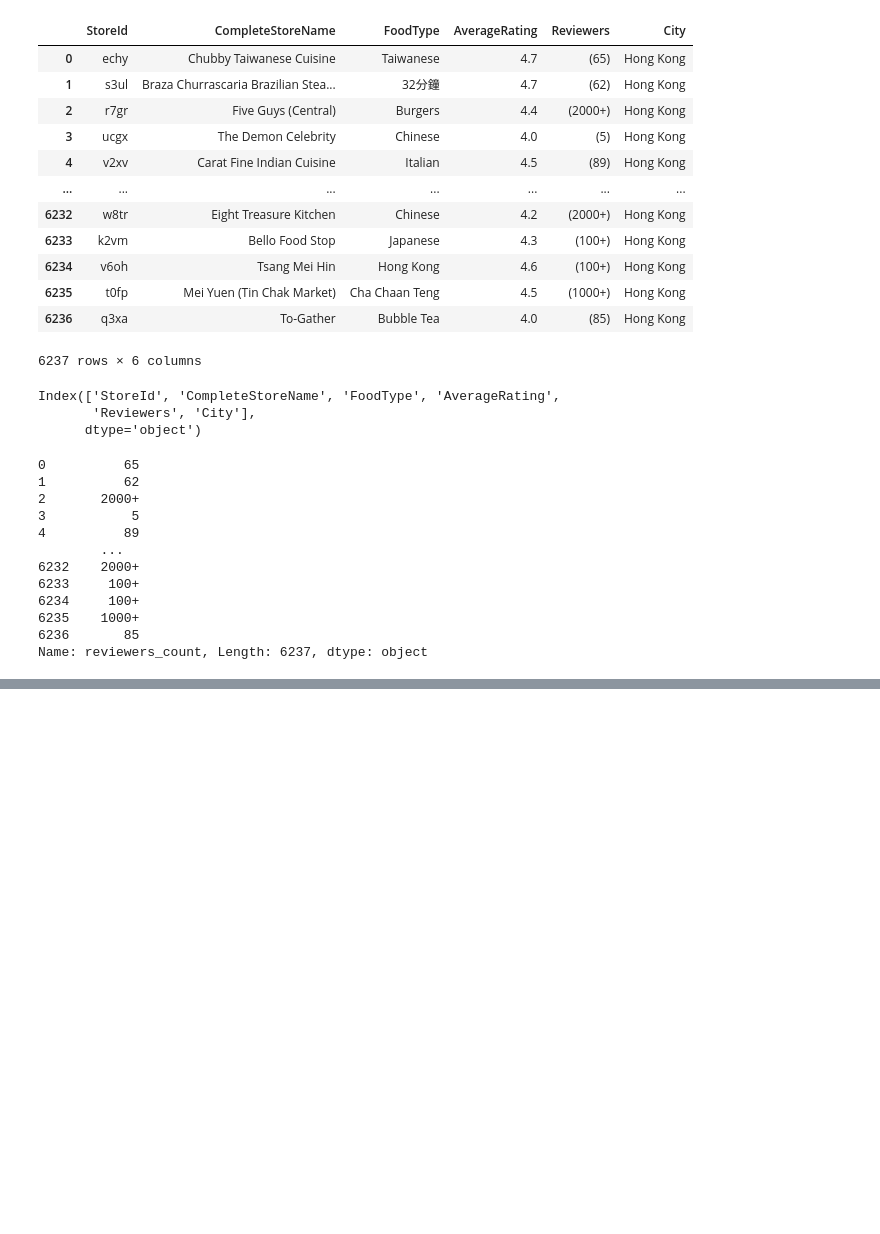
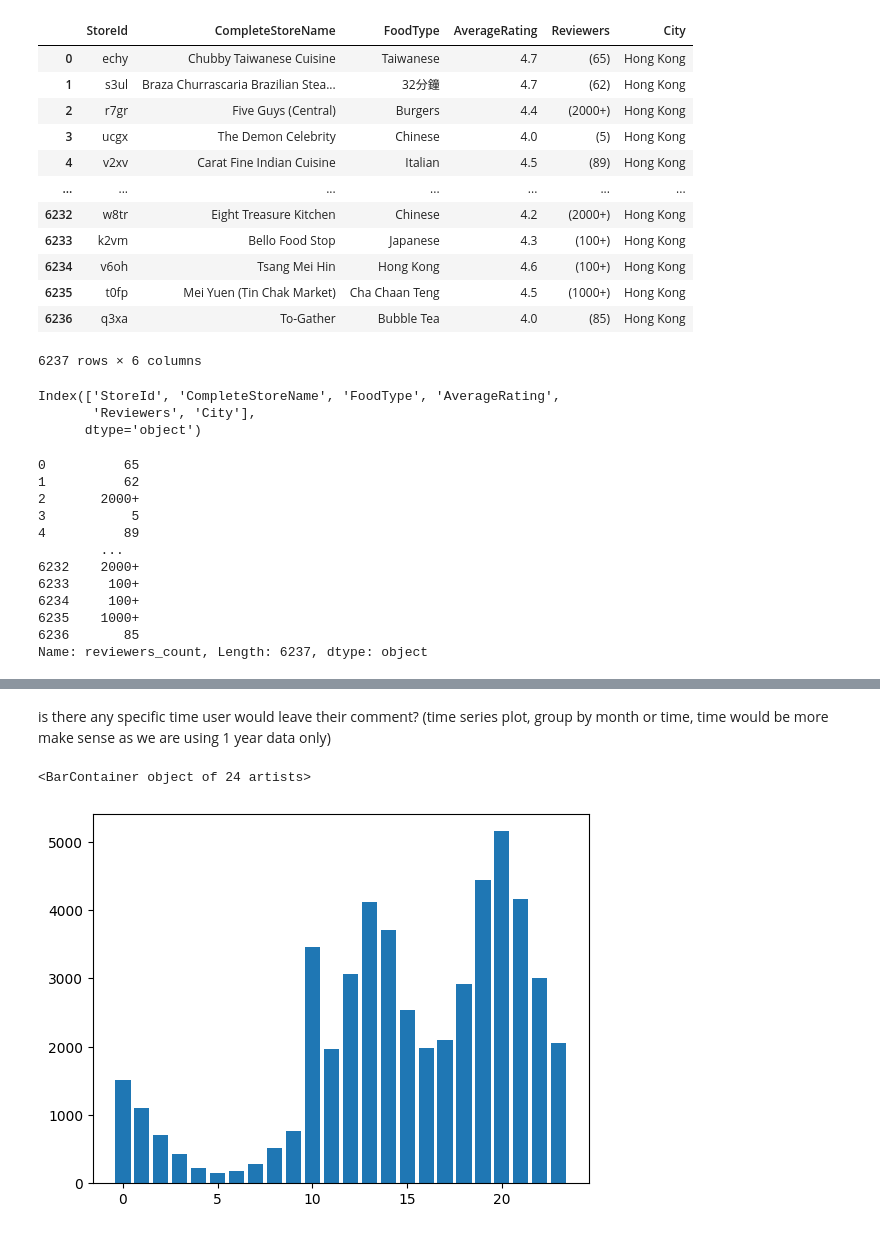
Before and after one commit to Marco-yeung/PersonalProjects, a Jupyter notebook: Python Project/foodpanda/Script 1 - foodpanda.ipynb, the cells around one changed output, grey strips where cells are left out. Drawn from its saved outputs; the diff is of its cells as text; code cells hidden in the pictures; blank space fills up the shorter version.

```diff
--- a/Python Project/foodpanda/Script 1 - foodpanda.ipynb
+++ b/Python Project/foodpanda/Script 1 - foodpanda.ipynb
@@ -154,0 +189,15 @@ store
+# %%
+reviews.columns = ["store_id",
+                   "user_id",
+                   "created_at",
+                   "updated_at",
+                   "reviews",
+                   "is_anonymous",
+                   "reviewers_id",
+                   "replies",
+                   "like_count",
+                   "is_like",
+                   "overall",
+                   "food_score",
+                   "rider_score",
+                   "sentiment"]
@@ -154,0 +231,2 @@ store
+# %%
+df_merge = pd.merge(store, reviews, how = "left", on = "store_id")
@@ -154,0 +510,14 @@ store
+# %% [markdown]
+is there any specific time user would leave their comment? (time series plot, group by month or time, time would be more make sense as we are using 1 year data only)
+# %%
+df_merge["created_at"] = pd.to_datetime(df_merge["created_at"], unit='D', origin='1899-12-30')
+df_merge["updated_at"] = pd.to_datetime(df_merge["updated_at"], unit='D', origin='1899-12-30')
+# %%
+df_merge["created_at_month"] = df_merge["created_at"].dt.month
+df_merge["created_at_day"] = df_merge["created_at"].dt.day
+df_merge["created_at_hour"] = df_merge["created_at"].dt.hour
+# %%
+plt.bar(df_merge['created_at_hour'].value_counts().sort_index().index, df_merge['created_at_hour'].value_counts().sort_index().values)
+# %% [output]
+<BarContainer object of 24 artists>
+[figure, added]
```
Also changed, not shown: parts of 46 cells of this notebook.
